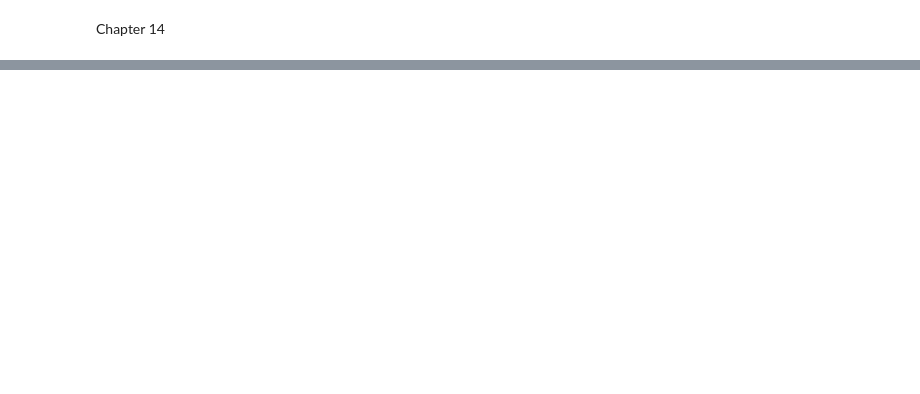
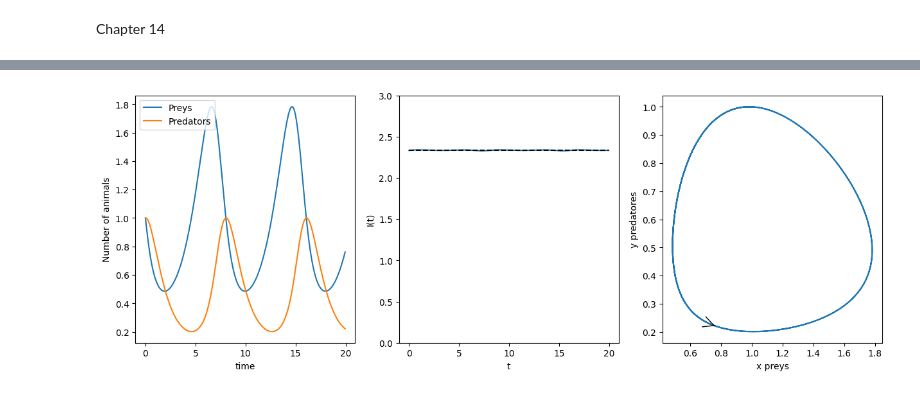
Before and after one commit to heden1/Simulation-of-complex-systems, a Jupyter notebook: HW4.ipynb, the cells around one changed output, grey strips where cells are left out. Saved outputs shown, nothing was run; the diff lists cells and outputs as text; code cells hidden in the pictures; blank space fills up the shorter version.

```diff
--- a/HW4.ipynb
+++ b/HW4.ipynb
@@ -49,0 +107,4 @@ TypeError: float() argument must be a string or a real number, not 'list'
+# %%
+LotkaVolterraModel(SymplecticEulerIntegration)
+# %% [output]
+[figure, added]
```
Also changed, not shown: parts of 7 cells of this notebook.
